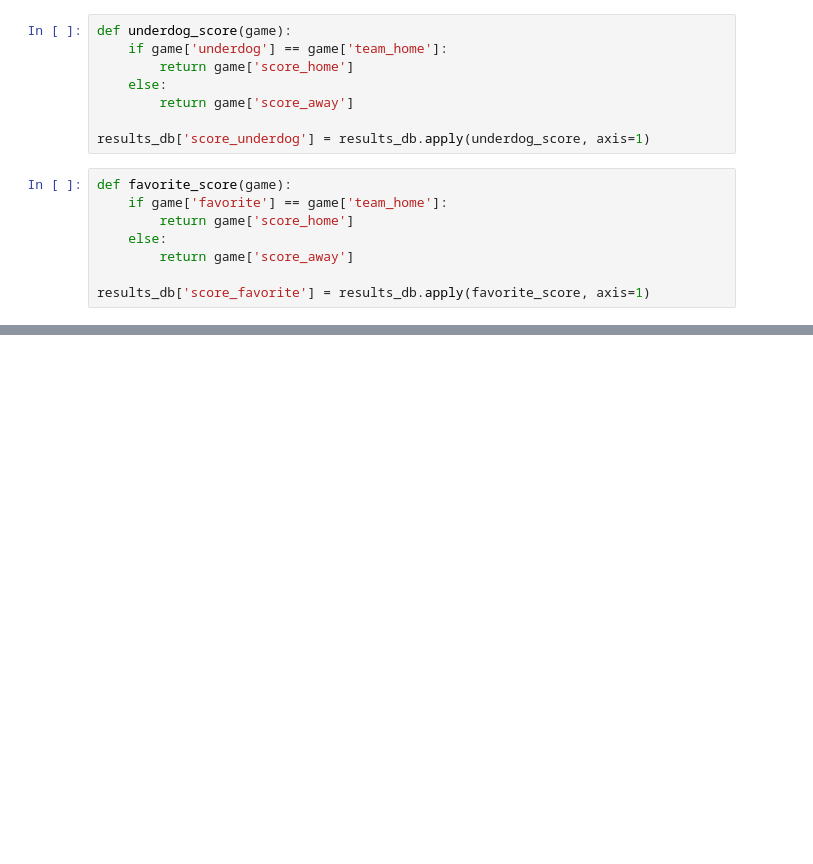
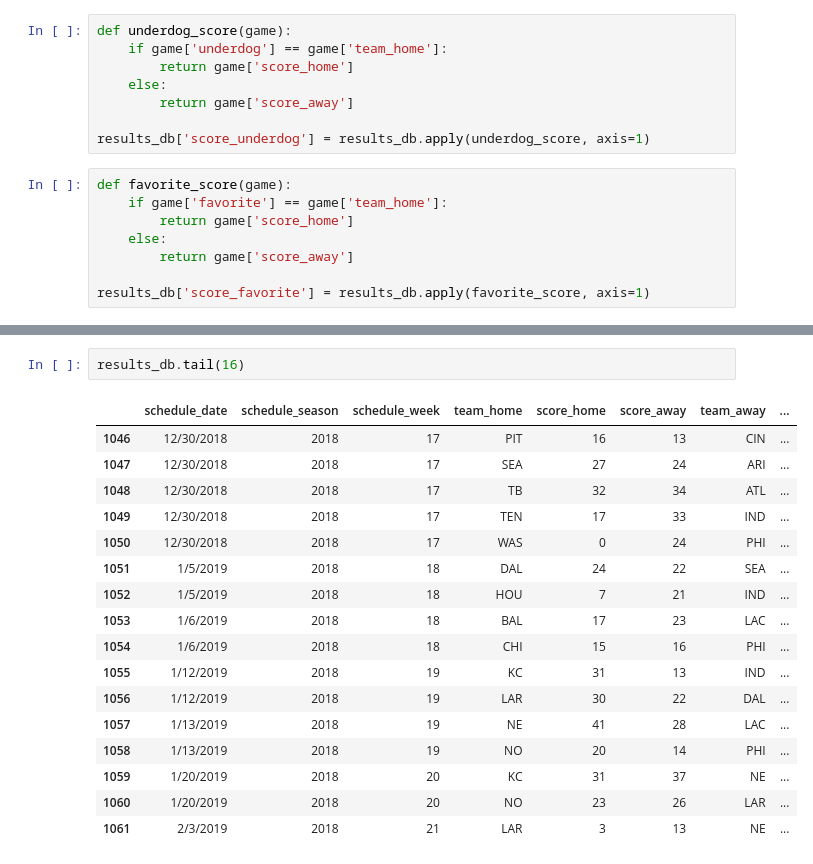
Before and after one commit to kmorehead33/Final_Project, a Jupyter notebook: python/Untitled.ipynb, the cells around one changed output, grey strips where cells are left out. Saved outputs shown, nothing was run; the diff lists cells and outputs as text; blank space fills up the shorter version.

```diff
--- a/python/Untitled.ipynb
+++ b/python/Untitled.ipynb
@@ -34,0 +66,20 @@ results_db['score_favorite'] = results_db.apply(favorite_score, axis=1)
+# %%
+results_db.tail(16)
+# %% [output]
+|  | schedule_date | schedule_season | schedule_week | team_home | score_home | score_away | team_away | ... |
+| 1046 | 12/30/2018 | 2018 | 17 | PIT | 16 | 13 | CIN | ... |
+| 1047 | 12/30/2018 | 2018 | 17 | SEA | 27 | 24 | ARI | ... |
+| 1048 | 12/30/2018 | 2018 | 17 | TB | 32 | 34 | ATL | ... |
+| 1049 | 12/30/2018 | 2018 | 17 | TEN | 17 | 33 | IND | ... |
+| 1050 | 12/30/2018 | 2018 | 17 | WAS | 0 | 24 | PHI | ... |
+| 1051 | 1/5/2019 | 2018 | 18 | DAL | 24 | 22 | SEA | ... |
+| 1052 | 1/5/2019 | 2018 | 18 | HOU | 7 | 21 | IND | ... |
+| 1053 | 1/6/2019 | 2018 | 18 | BAL | 17 | 23 | LAC | ... |
+| 1054 | 1/6/2019 | 2018 | 18 | CHI | 15 | 16 | PHI | ... |
+| 1055 | 1/12/2019 | 2018 | 19 | KC | 31 | 13 | IND | ... |
+| 1056 | 1/12/2019 | 2018 | 19 | LAR | 30 | 22 | DAL | ... |
+| 1057 | 1/13/2019 | 2018 | 19 | NE | 41 | 28 | LAC | ... |
+| 1058 | 1/13/2019 | 2018 | 19 | NO | 20 | 14 | PHI | ... |
+| 1059 | 1/20/2019 | 2018 | 20 | KC | 31 | 37 | NE | ... |
+| 1060 | 1/20/2019 | 2018 | 20 | NO | 23 | 26 | LAR | ... |
+| 1061 | 2/3/2019 | 2018 | 21 | LAR | 3 | 13 | NE | ... |
```
Also changed, not shown: parts of 26 cells of this notebook, 1 other file.
